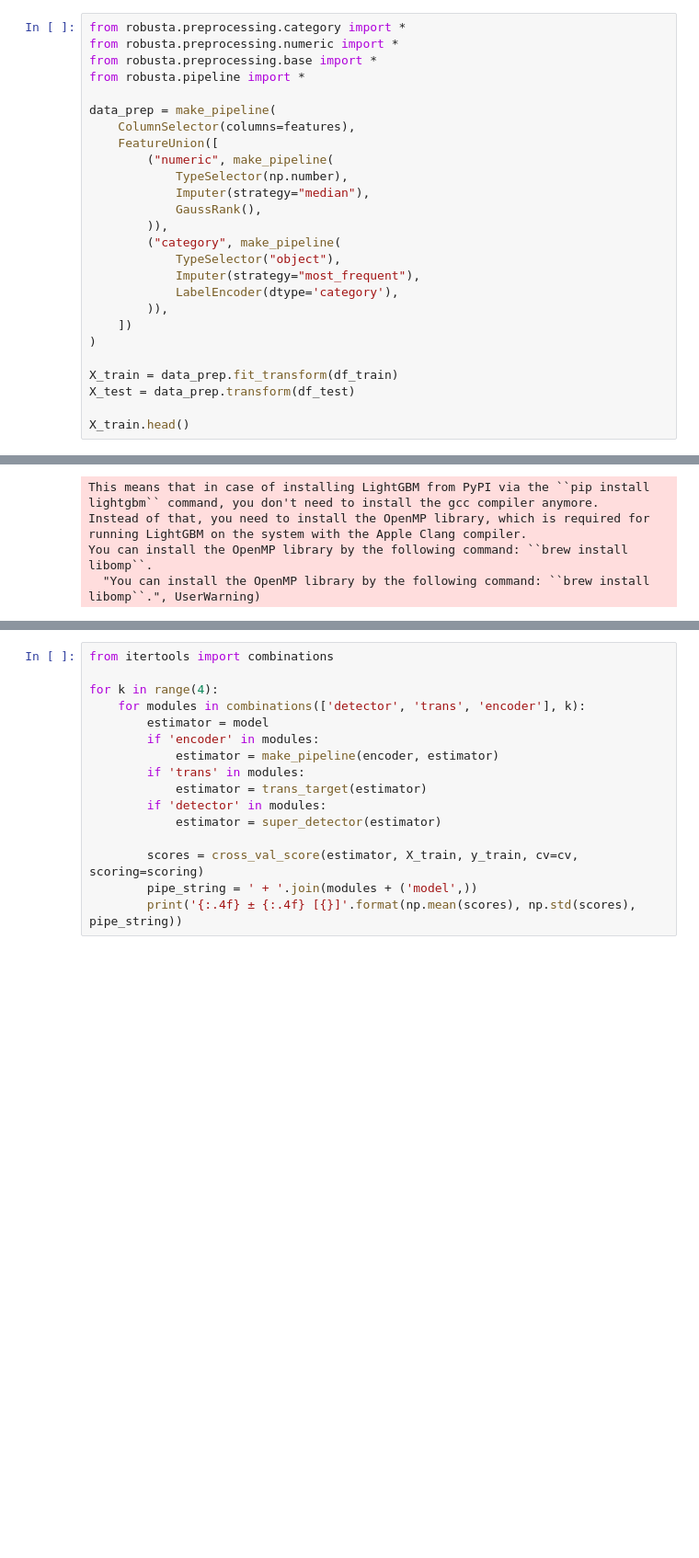
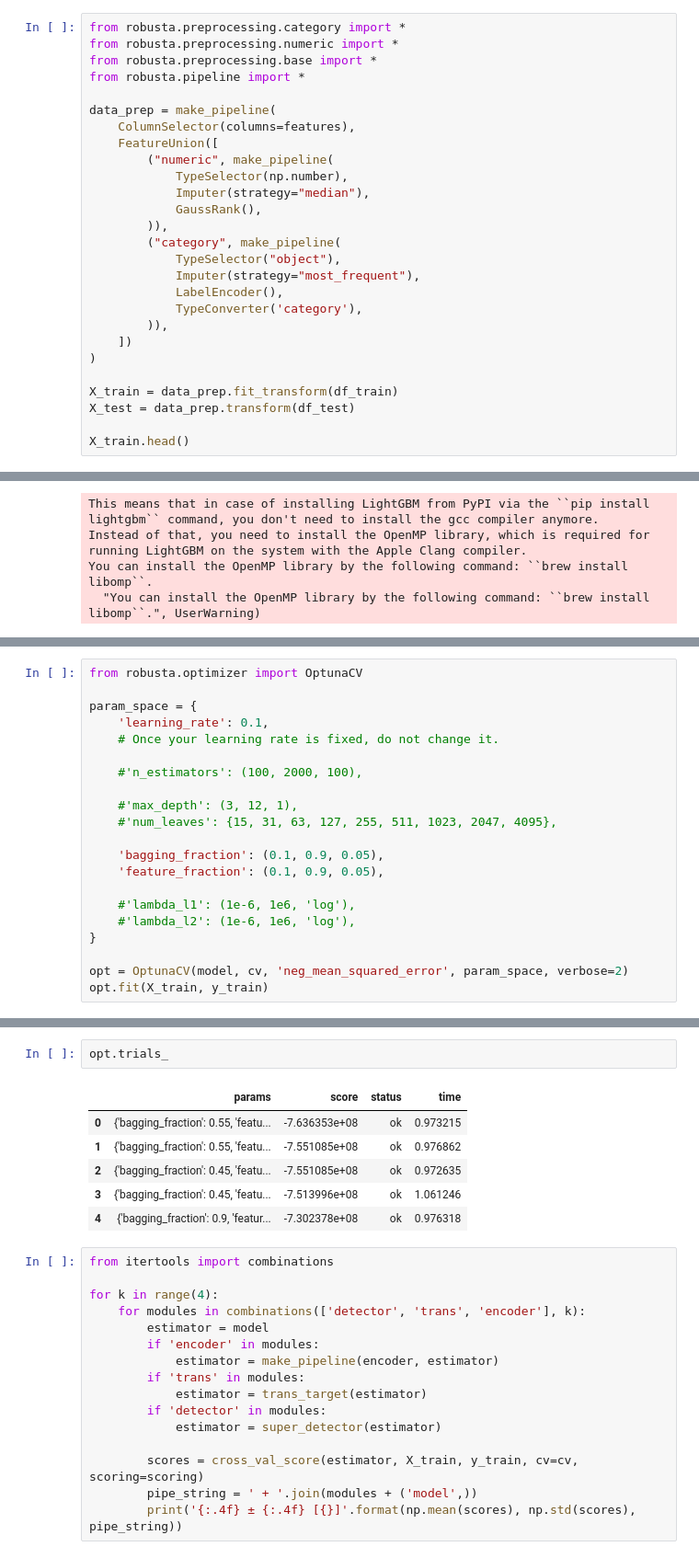
Before and after one commit to SimulatorML/Robusta, a Jupyter notebook: examples/house/0 baseline.ipynb, the cells around one changed output, grey strips where cells are left out. Shown at 92% size. Cells and saved outputs as stored; diff of their text form; blank space fills up the shorter version.

Commit message:
Optimizer

```diff
--- a/examples/house/0 baseline.ipynb
+++ b/examples/house/0 baseline.ipynb
@@ -62,7 +62,8 @@ data_prep = make_pipeline(
         ("category", make_pipeline(
             TypeSelector("object"),
             Imputer(strategy="most_frequent"),
-            LabelEncoder(dtype='category'),
+            LabelEncoder(),
+            TypeConverter('category'),
         )),
     ])
 )
@@ -151,0 +168,21 @@ trans_target = lambda estimator: TransformedTargetRegressor(estimator, np.log1p,
+# %%
+from robusta.optimizer import OptunaCV
+
+param_space = {
+    'learning_rate': 0.1,
+    # Once your learning rate is fixed, do not change it.
+
+    #'n_estimators': (100, 2000, 100),
+
+    #'max_depth': (3, 12, 1),
+    #'num_leaves': {15, 31, 63, 127, 255, 511, 1023, 2047, 4095},
+
+    'bagging_fraction': (0.1, 0.9, 0.05),
+    'feature_fraction': (0.1, 0.9, 0.05),
+
+    #'lambda_l1': (1e-6, 1e6, 'log'),
+    #'lambda_l2': (1e-6, 1e6, 'log'),
+}
+
+opt = OptunaCV(model, cv, 'neg_mean_squared_error', param_space, verbose=2)
+opt.fit(X_train, y_train)
@@ -152,3 +213,12 @@ trans_target = lambda estimator: TransformedTargetRegressor(estimator, np.log1p,
+# %%
+opt.trials_
+# %% [output]
+|  | params | score | status | time |
+| 0 | {'bagging_fraction': 0.55, 'featu... | -7.636353e+08 | ok | 0.973215 |
+| 1 | {'bagging_fraction': 0.55, 'featu... | -7.551085e+08 | ok | 0.976862 |
+| 2 | {'bagging_fraction': 0.45, 'featu... | -7.551085e+08 | ok | 0.972635 |
+| 3 | {'bagging_fraction': 0.45, 'featu... | -7.513996e+08 | ok | 1.061246 |
+| 4 | {'bagging_fraction': 0.9, 'featur... | -7.302378e+08 | ok | 0.976318 |
 # %%
 from itertools import combinations
 
```
Also changed, not shown: parts of 3 cells of this notebook, 6 other files.
